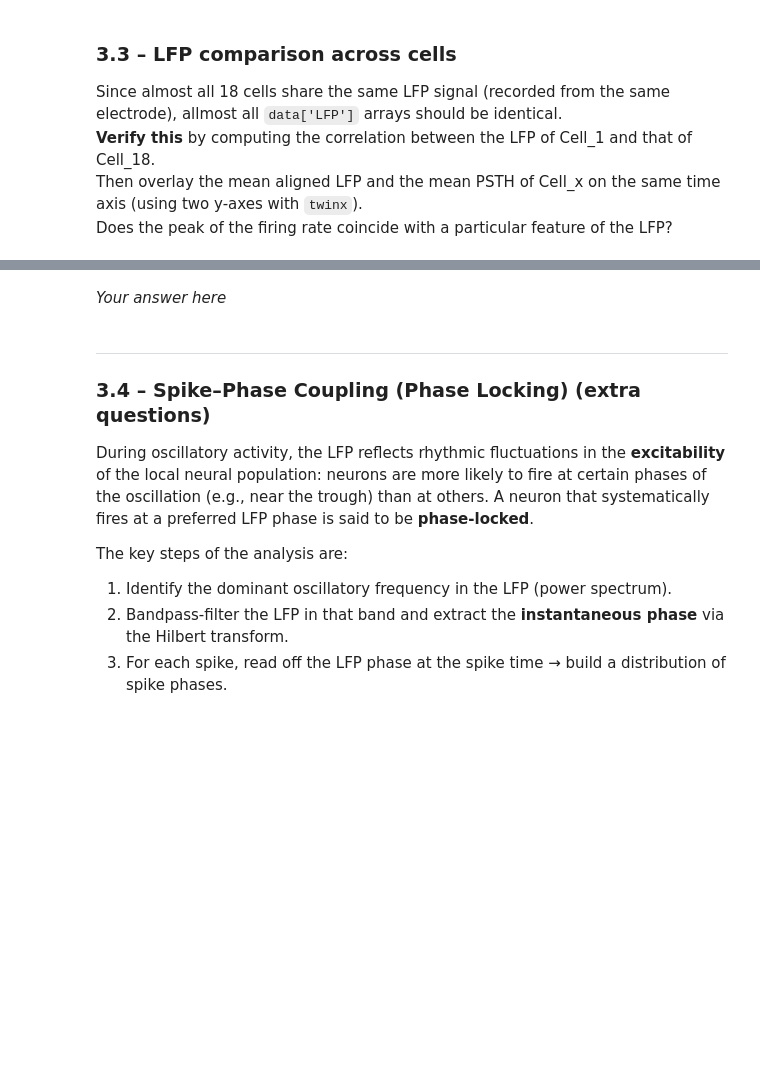
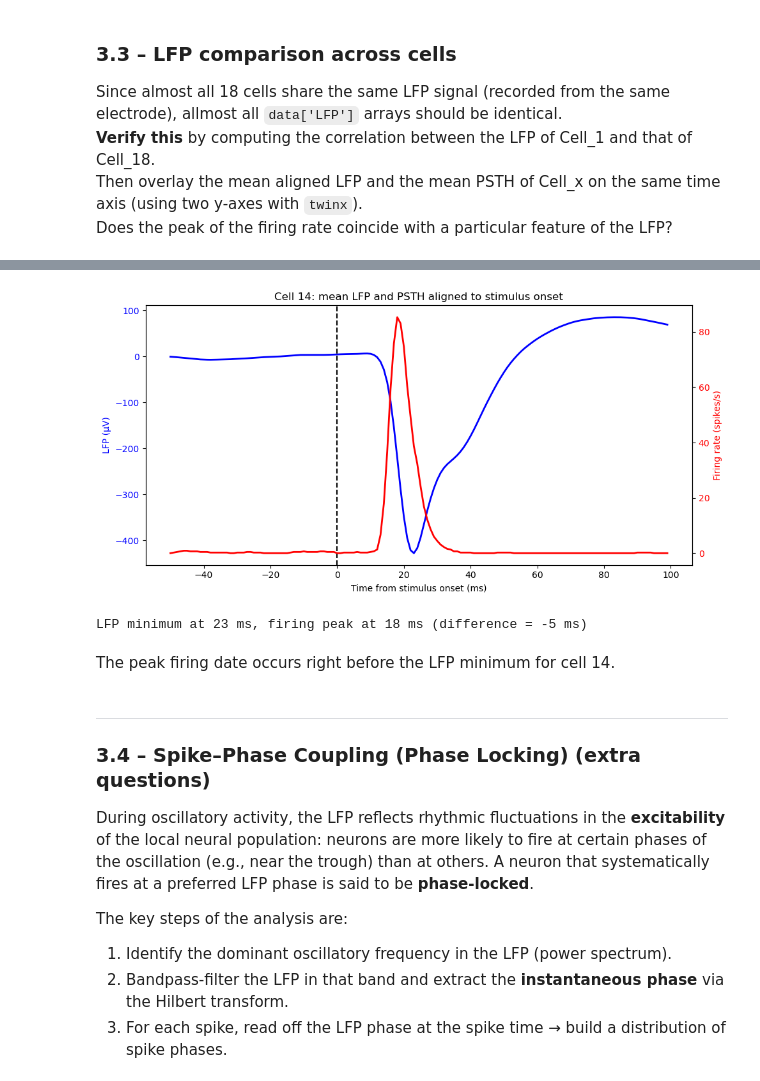
Before and after one commit to slerou/Group_1_HW_DataAnalysis_2026.ipynb, a Jupyter notebook: HW_SU_LFP_111026_student_2026.ipynb, the cells around one changed output, grey strips where cells are left out. Drawn from its saved outputs; the diff is of its cells as text; code cells hidden in the pictures; blank space fills up the shorter version.

```diff
--- a/HW_SU_LFP_111026_student_2026.ipynb
+++ b/HW_SU_LFP_111026_student_2026.ipynb
@@ -724,5 +870,37 @@ Does the peak of the firing rate coincide with a particular feature of the LFP?
+# %%
+cell_x = 14                       #we chose cell 14 as cell_x
+t = np.arange(-50, 100)
+
+mean_lfp = lfp_aligned[cell_x].mean(axis=0)
+psth = unit_aligned[cell_x].mean(axis=0) / 0.001
+psth_smooth = np.convolve(psth, np.ones(5) / 5, mode="same")
+
+fig, ax1 = plt.subplots(figsize=(10, 5))
+ax1.plot(t, mean_lfp, color="blue", linewidth=2, label="Mean LFP")
+ax1.set_xlabel("Time from stimulus onset (ms)")
+ax1.set_ylabel("LFP (µV)", color="blue")
+ax1.tick_params(axis="y", labelcolor="blue")
+
+ax2 = ax1.twinx()                 # second y-axis sharing the same x-axis
+ax2.plot(t, psth_smooth, color="red", linewidth=2, label="PSTH (5 ms smoothed)")
+ax2.set_ylabel("Firing rate (spikes/s)", color="red")
+ax2.tick_params(axis="y", labelcolor="red")
+
+ax1.axvline(0, color="k", linestyle="--")
+plt.title(f"Cell {cell_x}: mean LFP and PSTH aligned to stimulus onset")
+fig.tight_layout()
+plt.show()
+
+post = t >= 0
+lfp_min_time = t[post][np.argmin(mean_lfp[post])]
+psth_peak_time = t[post][np.argmax(psth_smooth[post])]
+print(f"LFP minimum at {lfp_min_time} ms, firing peak at {psth_peak_time} ms "
+      f"(difference = {psth_peak_time - lfp_min_time} ms)")
+# %% [output]
+[figure, added]
+LFP minimum at 23 ms, firing peak at 18 ms (difference = -5 ms)
 # %% [markdown]
-*Your answer here*
+The peak firing date occurs right before the LFP minimum for cell 14.
 # %% [markdown]
 ---
 ### 3.4 – Spike–Phase Coupling (Phase Locking) (extra questions)
```
Also changed, not shown: parts of 13 cells of this notebook.
